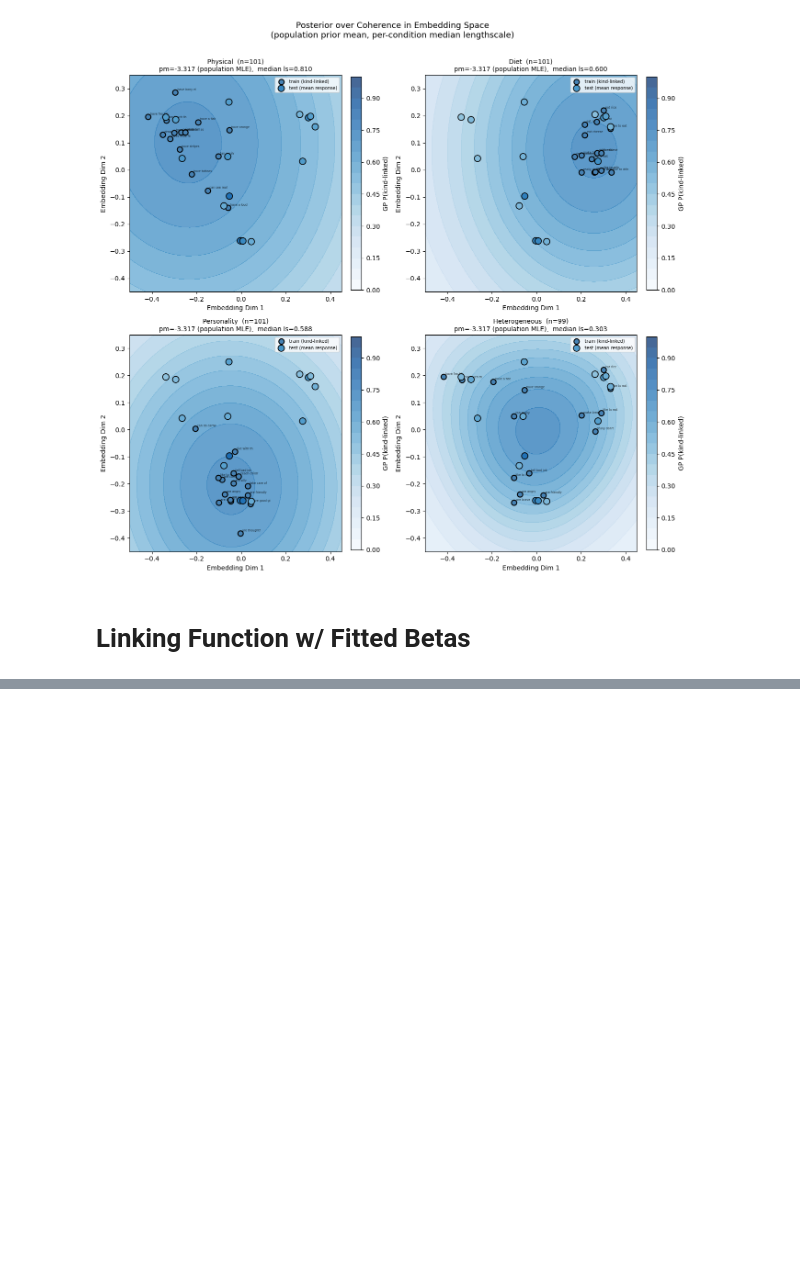
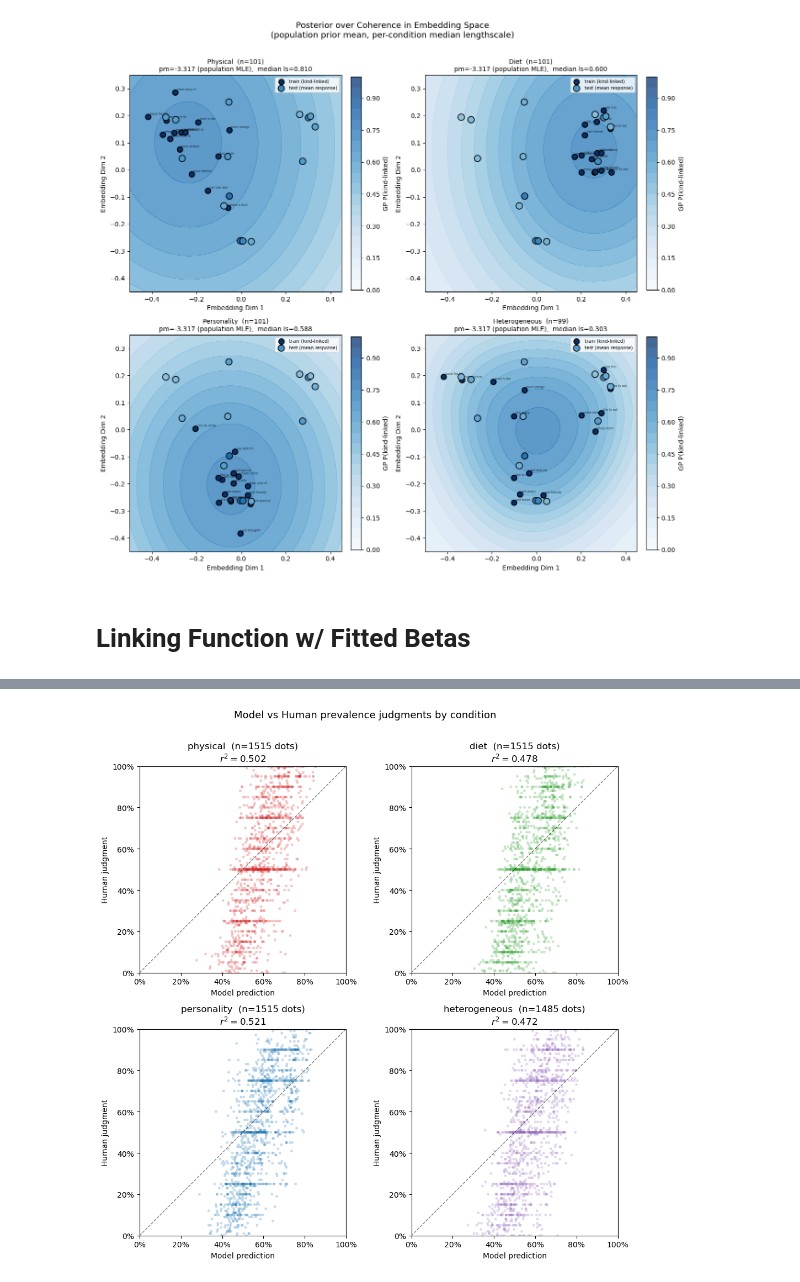
Before and after one commit to mariannazhang/compgenerics, a Jupyter notebook: model/gp/model-gp-study9.ipynb, the cells around one changed output, grey strips where cells are left out. Saved outputs shown, nothing was run; the diff lists cells and outputs as text; code cells hidden in the pictures; blank space fills up the shorter version.

```diff
--- a/model/gp/model-gp-study9.ipynb
+++ b/model/gp/model-gp-study9.ipynb
@@ -1756,0 +1866,26 @@ compare the prevalence judgment of the model (using the linking function and pre
+# %%
+# ── Same scatterplot broken down by condition (2×2) ──────────────────────────
+fig, axes = plt.subplots(2, 2, figsize=(10, 10))
+
+for idx, cond in enumerate(['physical', 'diet', 'personality', 'heterogeneous']):
+    ax   = axes[idx // 2, idx % 2]
+    mask = conditions_all == cond
+    x, y = model_preds_all[mask], human_resps_all[mask]
+
+    r_cond, _ = pearsonr(x, y)
+
+    ax.scatter(x, y, color=cond_colors[cond], alpha=0.25, s=12, edgecolors='none')
+    ax.plot([0, 1], [0, 1], 'k--', lw=1, alpha=0.5)
+    ax.set_xlim(0, 1);  ax.set_ylim(0, 1)
+    ax.set_aspect('equal')
+    ax.set_xlabel('Model prediction')
+    ax.set_ylabel('Human judgment')
+    ax.set_title(f'{cond}  (n={mask.sum()} dots)\n$r^2 = {r_cond**2:.3f}$')
+    ax.xaxis.set_major_formatter(plt.matplotlib.ticker.PercentFormatter(1))
+    ax.yaxis.set_major_formatter(plt.matplotlib.ticker.PercentFormatter(1))
+
+plt.suptitle('Model vs Human prevalence judgments by condition', fontsize=13, y=1.01)
+plt.tight_layout()
+plt.show()
+# %% [output]
+[figure, added]
```
Also changed, not shown: parts of 11 cells of this notebook.
